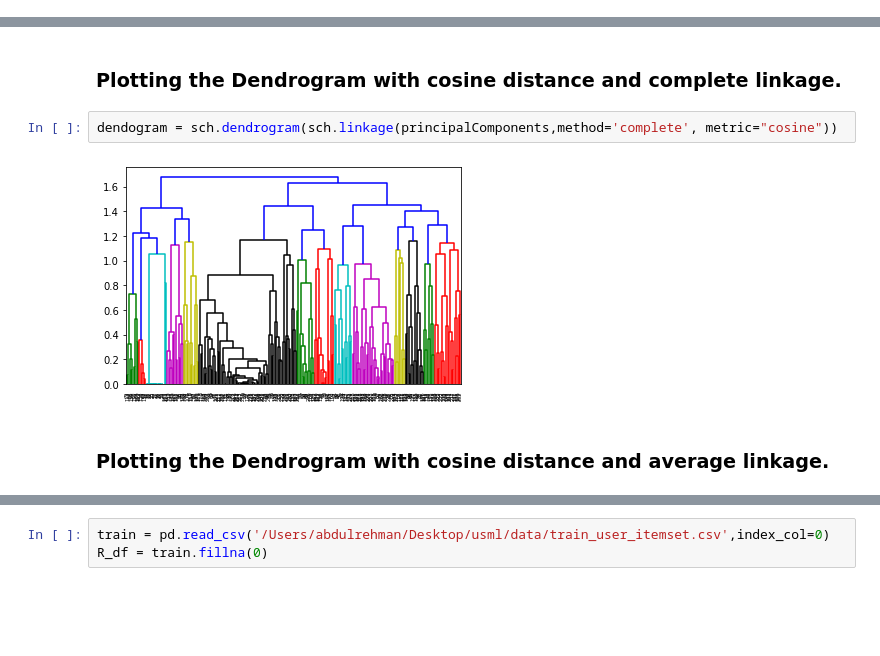
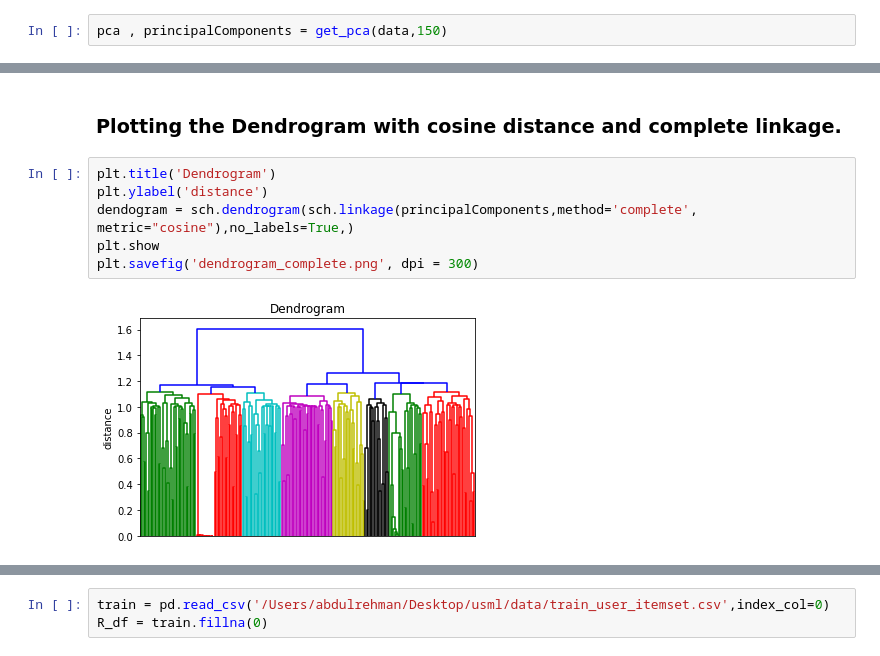
Before and after one commit to abdulrehman1997/Recommender-Systems-from-Reviews, a Jupyter notebook: Recommender_System.ipynb, the cells around one changed output, grey strips where cells are left out. Cells and saved outputs as stored; diff of their text form; blank space fills up the shorter version.

```diff
--- a/Recommender_System.ipynb
+++ b/Recommender_System.ipynb
@@ -93,3 +83,5 @@ plot_pareto(pca, principalComponents)
+# %%
+pca , principalComponents = get_pca(data,150)
 # %% [markdown]
 ### Plotting the Dendrogram with cosine distance and single linkage.
 # %%
@@ -99,8 +107,10 @@ dendogram = sch.dendrogram(sch.linkage(principalComponents,method='single', metr
 # %% [markdown]
 ### Plotting the Dendrogram with cosine distance and complete linkage.
 # %%
-dendogram = sch.dendrogram(sch.linkage(principalComponents,method='complete', metric="cosine"))
+plt.title('Dendrogram')
+plt.ylabel('distance')
+dendogram = sch.dendrogram(sch.linkage(principalComponents,method='complete', metric="cosine"),no_labels=True,)
+plt.show
+plt.savefig('dendrogram_complete.png', dpi = 300)
 # %% [output]
-[figure, old version]
+[figure, new version]
-# %% [markdown]
-### Plotting the Dendrogram with cosine distance and average linkage.
```
Also changed, not shown: parts of 34 cells of this notebook, 3 other files.
